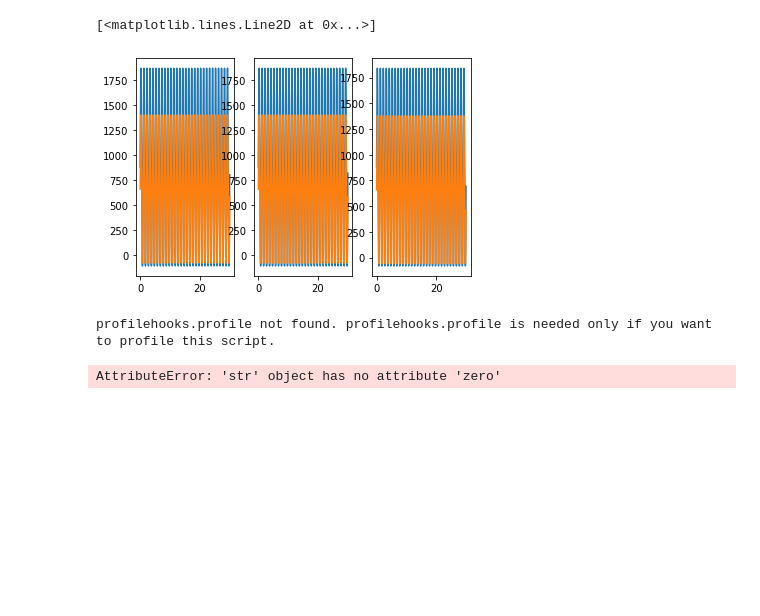
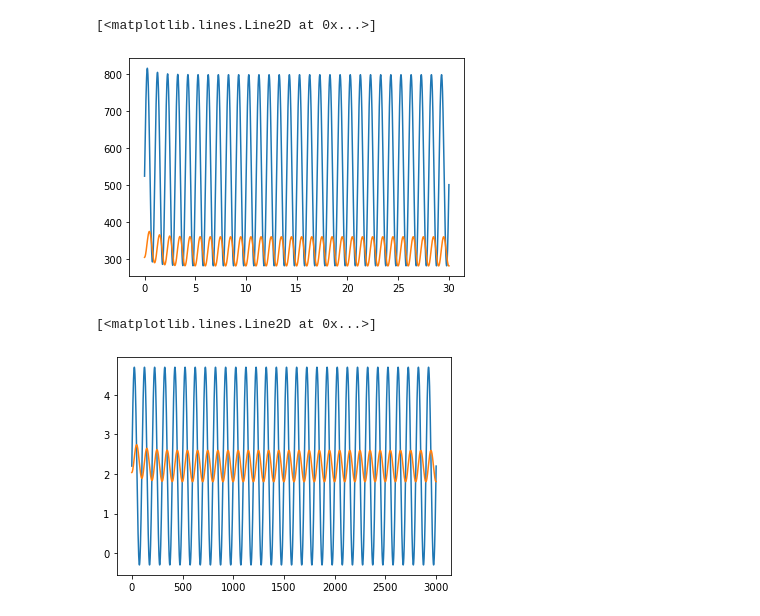
Before and after one commit to alexlib/svZeroDSolver, a Jupyter notebook: notebooks/test.ipynb, the cells around one changed output. Drawn from its saved outputs; the diff is of its cells as text; code cells hidden in the pictures; blank space fills up the shorter version.

Commit message:
added extract results but it didn't work. manually created different c

```diff
--- a/notebooks/test.ipynb
+++ b/notebooks/test.ipynb
@@ -30,24 +12,18 @@ starting simulation
 # %%
 import numpy as np
-dataR = np.load('../test_cases/pulsatileFlow_R_coronary_branch_results.npy',allow_pickle=True).item()
-dataRL = np.load('../test_cases/pulsatileFlow_RL_coronary_branch_results.npy',allow_pickle=True).item()
-dataRLC = np.load('../test_cases/pulsatileFlow_RLC_coronary_branch_results.npy',allow_pickle=True).item()
+dataRLC = np.load('../test_cases/pulsatileFlow_RLC_R_branch_results.npy',allow_pickle=True).item()
 # %%
 import matplotlib.pyplot as plt
 
-fig,ax = plt.subplots(1,3)
-ax[0].plot(dataR['time'],dataR['pressure'][0][0])
-ax[0].plot(dataR['time'],dataR['pressure'][0][1])
-ax[1].plot(dataRL['time'],dataRL['pressure'][0][0])
-ax[1].plot(dataRL['time'],dataRL['pressure'][0][1])
-ax[2].plot(dataRLC['time'],dataRLC['pressure'][0][0])
-ax[2].plot(dataRLC['time'],dataRLC['pressure'][0][1])
+fig,ax = plt.subplots(1,1)
+ax.plot(dataRLC['time'],dataRLC['pressure'][0][0])
+ax.plot(dataRLC['time'],dataRLC['pressure'][0][1])
 # %% [output]
 [<matplotlib.lines.Line2D at 0x...>]
-[figure, old version]
+[figure, new version]
-# %%
-import svzerodsolver
-svzerodsolver.solver.run_simulation('../test_cases/pulsatileFlow_RLC_R.json')
-# %% [output]
-profilehooks.profile not found. profilehooks.profile is needed only if you want to profile this script.
-AttributeError: 'str' object has no attribute 'zero'
+# %%
+plt.plot(dataRLC['flow'][0][0])
+plt.plot(dataRLC['flow'][0][1])
+# %% [output]
+[<matplotlib.lines.Line2D at 0x...>]
+[figure, added]
```
Also changed, not shown: parts of 1 cell of this notebook, 1 other file.
